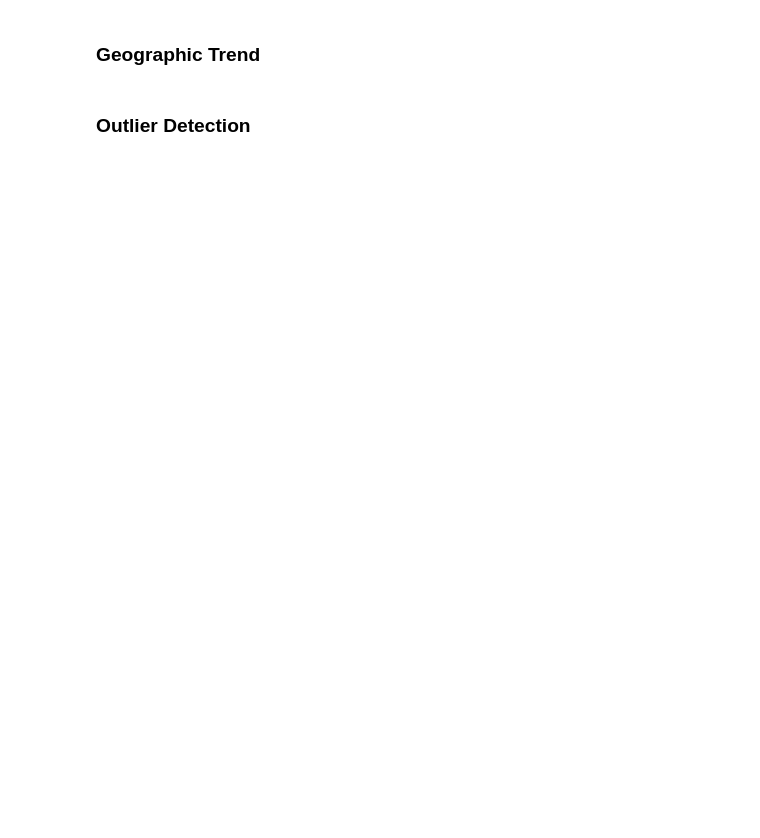
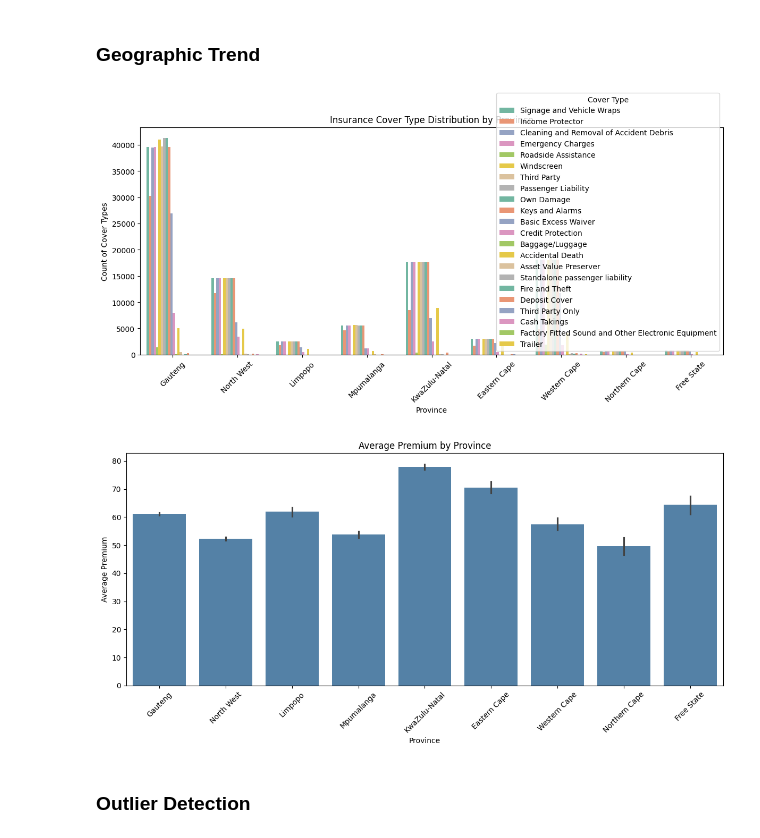
Before and after one commit to wolderufael/AlphaCare-Insurance-Solutions, a Jupyter notebook: notebook/InsuranceEdA.ipynb, the cells around one changed output. Cells and saved outputs as stored; diff of their text form; code cells hidden in the pictures; blank space fills up the shorter version.

```diff
--- a/notebook/InsuranceEdA.ipynb
+++ b/notebook/InsuranceEdA.ipynb
@@ -40,7 +93,10 @@ analyzer.check_missing_values(df)
 # %% [markdown]
 ### Geographic Trend
 # %%
-# analyzer.geographic_trend_analysis(df)
+analyzer.geographic_trend_analysis(df)
+# %% [output]
+[figure, added]
+[figure, added]
 # %% [markdown]
 ### Outlier Detection
 # %%
```
Also changed, not shown: parts of 8 cells of this notebook, 1 other file.
